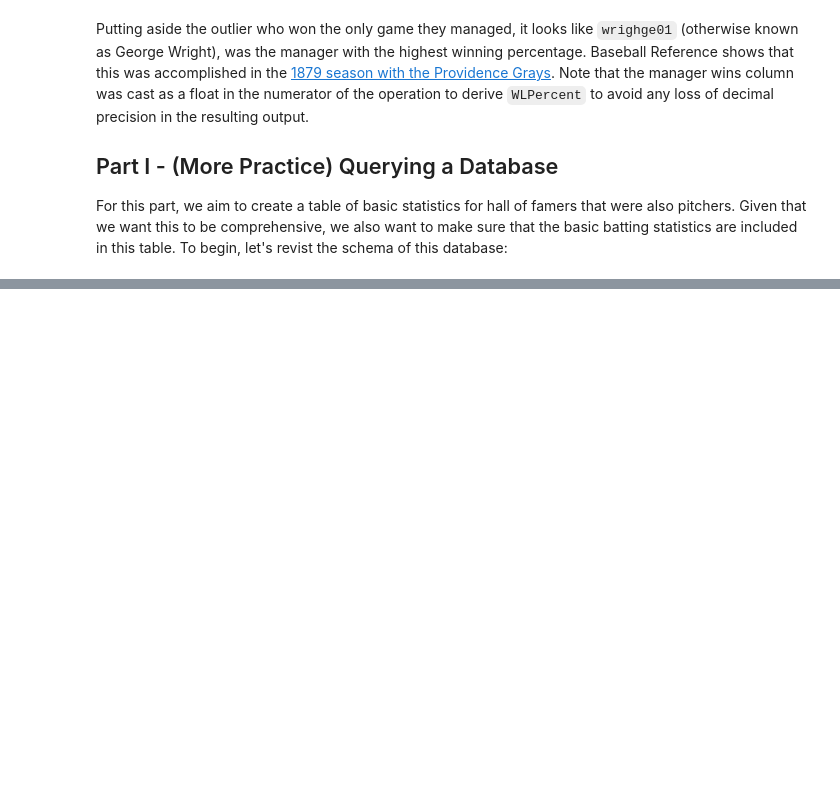
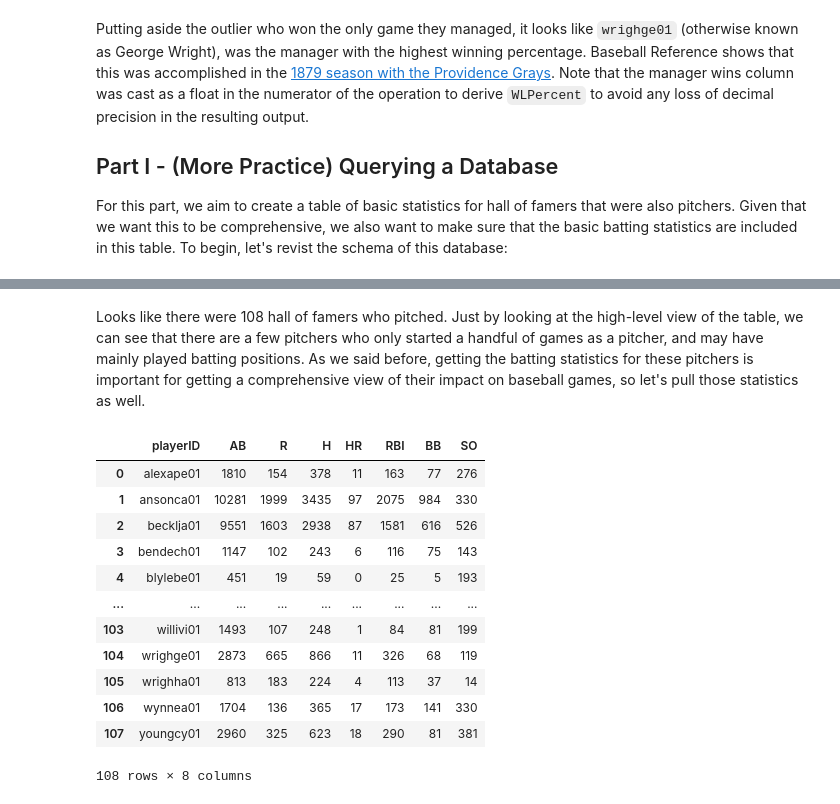
Before and after one commit to mscampb4-ncsu/Homework6, a Jupyter notebook: Homework6.ipynb, the cells around one changed output, grey strips where cells are left out. Cells and saved outputs as stored; diff of their text form; code cells hidden in the pictures; blank space fills up the shorter version.

```diff
--- a/Homework6.ipynb
+++ b/Homework6.ipynb
@@ -217,0 +283,39 @@ For this part, we aim to create a table of basic statistics for hall of famers t
+# %% [markdown]
+Looks like there were 108 hall of famers who pitched. Just by looking at the high-level view of the table, we can see that there are a few pitchers who only started a handful of games as a pitcher, and may have mainly played batting positions. As we said before, getting the batting statistics for these pitchers is important for getting a comprehensive view of their impact on baseball games, so let's pull those statistics as well.
+# %%
+#Grab Hall of fame pitcher batting statistics.
+current_input = '''
+  SELECT
+    b.playerID,
+    SUM(b.AB) as AB,
+    SUM(b.R) as R,
+    SUM(b.H) as H,
+    SUM(b.HR) as HR,
+    SUM(b.RBI) as RBI,
+    SUM(b.BB) as BB,
+    SUM(b.SO) as SO
+  FROM Batting AS b
+  INNER JOIN (SELECT DISTINCT playerID FROM Pitching) AS p
+    ON b.playerID = p.playerID
+  INNER JOIN (SELECT playerID, inducted FROM HallOfFame) AS h
+    ON b.playerID = h.playerID
+  WHERE h.inducted = 'Y'
+  GROUP BY b.playerID;
+'''
+
+output = pd.read_sql(current_input, con)
+output
+# %% [output]
+|  | playerID | AB | R | H | HR | RBI | BB | SO |
+| 0 | alexape01 | 1810 | 154 | 378 | 11 | 163 | 77 | 276 |
+| 1 | ansonca01 | 10281 | 1999 | 3435 | 97 | 2075 | 984 | 330 |
+| 2 | becklja01 | 9551 | 1603 | 2938 | 87 | 1581 | 616 | 526 |
+| 3 | bendech01 | 1147 | 102 | 243 | 6 | 116 | 75 | 143 |
+| 4 | blylebe01 | 451 | 19 | 59 | 0 | 25 | 5 | 193 |
+| ... | ... | ... | ... | ... | ... | ... | ... | ... |
+| 103 | willivi01 | 1493 | 107 | 248 | 1 | 84 | 81 | 199 |
+| 104 | wrighge01 | 2873 | 665 | 866 | 11 | 326 | 68 | 119 |
+| 105 | wrighha01 | 813 | 183 | 224 | 4 | 113 | 37 | 14 |
+| 106 | wynnea01 | 1704 | 136 | 365 | 17 | 173 | 141 | 330 |
+| 107 | youngcy01 | 2960 | 325 | 623 | 18 | 290 | 81 | 381 |
+108 rows × 8 columns
```
Also changed, not shown: parts of 7 cells of this notebook.
